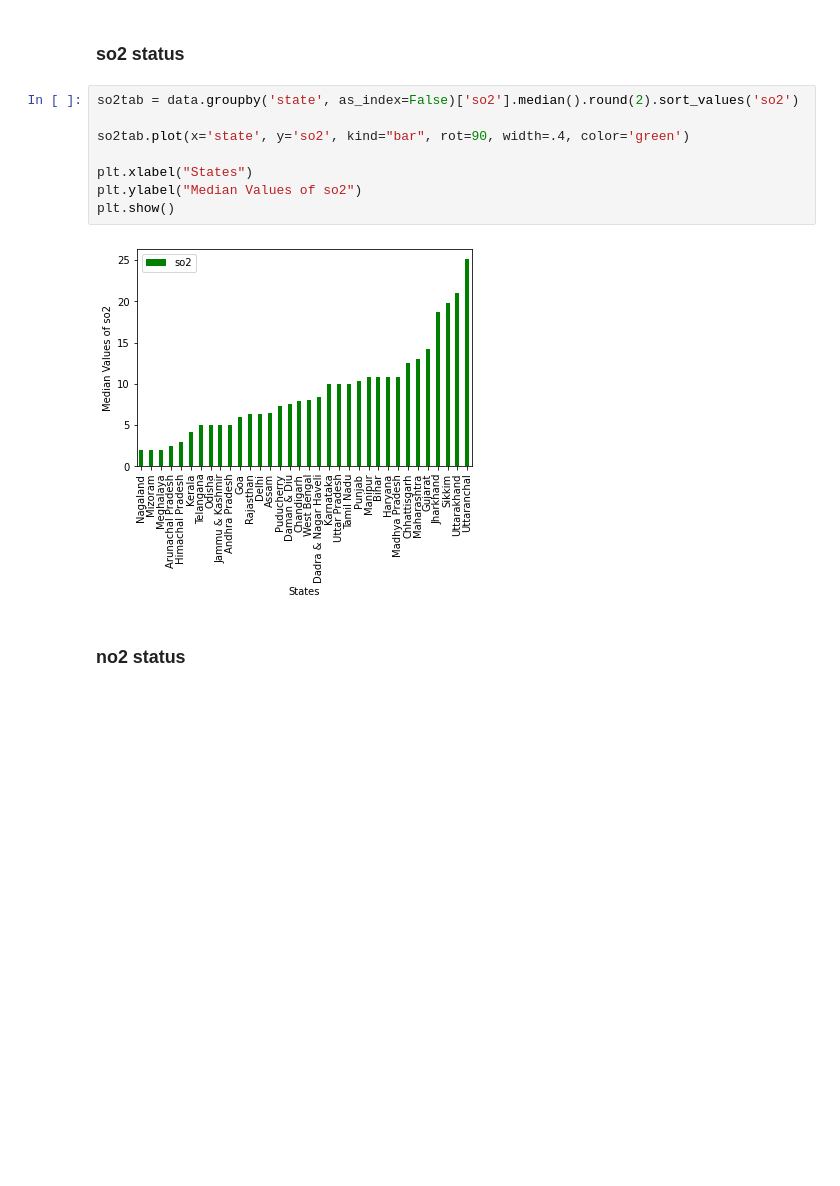
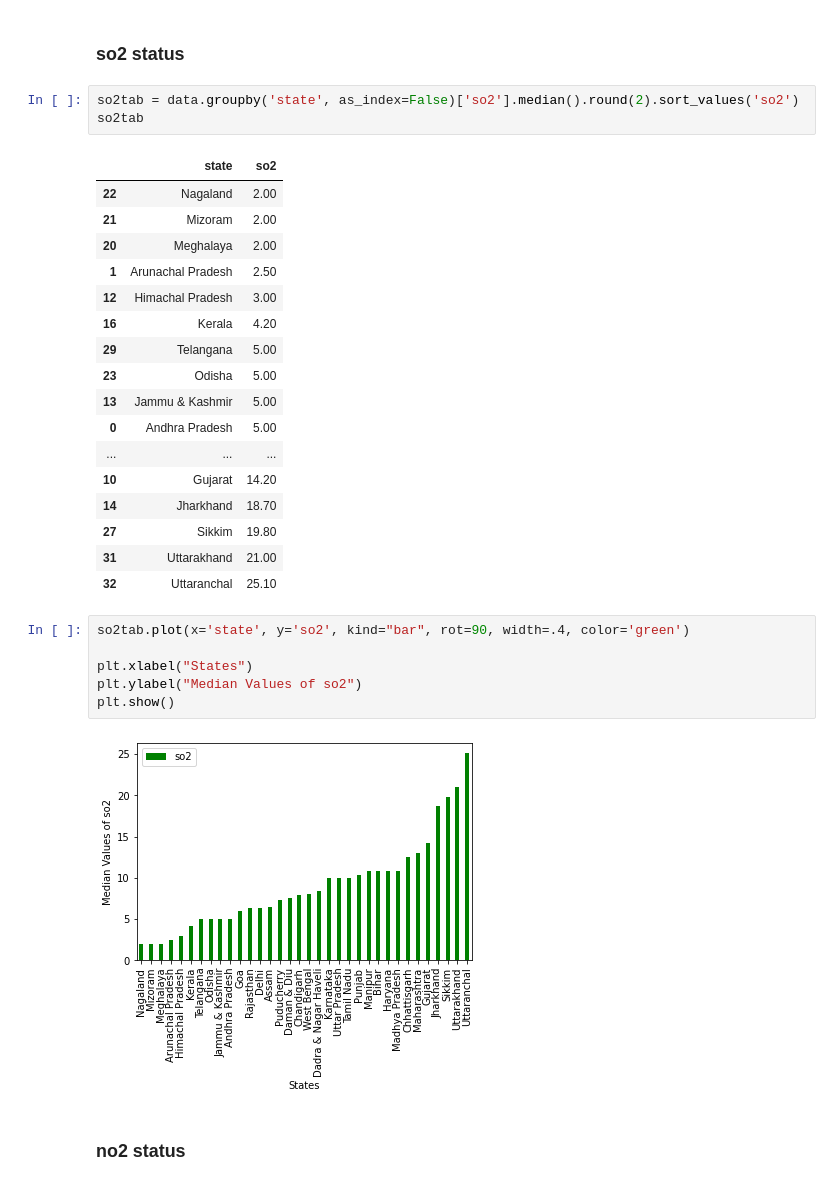
Before and after one commit to ldennis1/BSAN6070, a Jupyter notebook: India Air Quality-CA01-Lauren Dennis.ipynb, the cells around one changed output. Cells and saved outputs as stored; diff of their text form; blank space fills up the shorter version.

```diff
--- a/India Air Quality-CA01-Lauren Dennis.ipynb
+++ b/India Air Quality-CA01-Lauren Dennis.ipynb
@@ -252,9 +252,28 @@ dtype: int64
 Calculate median values of so2, no2, rspm, spm for each state and display in (a) as table (b) bar chart, with values sorted in ascending order. Separate section for each of the component. Use matplotlib().
 # %% [markdown]
 ### so2 status
+# %%
+so2tab = data.groupby('state', as_index=False)['so2'].median().round(2).sort_values('so2')
+so2tab
+# %% [output]
+|  | state | so2 |
+| 22 | Nagaland | 2.00 |
+| 21 | Mizoram | 2.00 |
+| 20 | Meghalaya | 2.00 |
+| 1 | Arunachal Pradesh | 2.50 |
+| 12 | Himachal Pradesh | 3.00 |
+| 16 | Kerala | 4.20 |
+| 29 | Telangana | 5.00 |
+| 23 | Odisha | 5.00 |
+| 13 | Jammu & Kashmir | 5.00 |
+| 0 | Andhra Pradesh | 5.00 |
+| ... | ... | ... |
+| 10 | Gujarat | 14.20 |
+| 14 | Jharkhand | 18.70 |
+| 27 | Sikkim | 19.80 |
+| 31 | Uttarakhand | 21.00 |
+| 32 | Uttaranchal | 25.10 |
 # %%
-so2tab = data.groupby('state', as_index=False)['so2'].median().round(2).sort_values('so2')
-
 so2tab.plot(x='state', y='so2', kind="bar", rot=90, width=.4, color='green')
 
 plt.xlabel("States")
```
Also changed, not shown: parts of 10 cells of this notebook.
